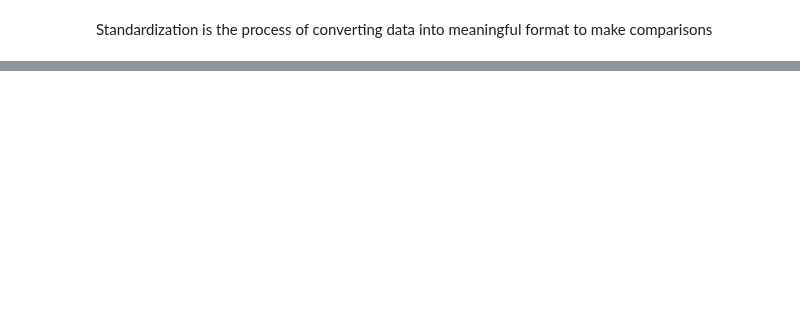
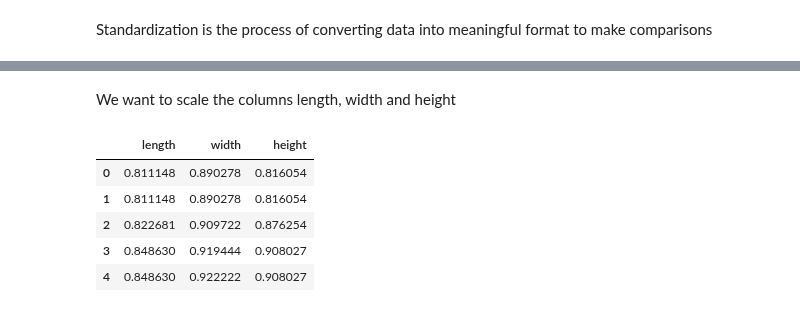
Before and after one commit to FRANKSADWAR/PersonalPractice, a Jupyter notebook: DataAnalysis/Learning Pandas.ipynb, the cells around one changed output, grey strips where cells are left out. Cells and saved outputs as stored; diff of their text form; code cells hidden in the pictures; blank space fills up the shorter version.

```diff
--- a/DataAnalysis/Learning Pandas.ipynb
+++ b/DataAnalysis/Learning Pandas.ipynb
@@ -1261,0 +1276,4 @@ Standardization is the process of converting data into meaningful format to make
+# %%
+data["highway-mpg"] = 235/data["highway-mpg"]
+data.rename(columns= {"highway-mpg":"highway-L/100km"}, inplace=True)
+data.head()
@@ -1261,0 +1298,16 @@ Standardization is the process of converting data into meaningful format to make
+# %% [markdown]
+We want to scale the columns length, width and height
+# %%
+data['length'] = data['length']/data['length'].max()
+data['width'] = data['width']/data['width'].max()
+# %%
+data['height'] = data['height']/data['height'].max()
+# %%
+data[['length','width','height']].head()
+# %% [output]
+|  | length | width | height |
+| 0 | 0.811148 | 0.890278 | 0.816054 |
+| 1 | 0.811148 | 0.890278 | 0.816054 |
+| 2 | 0.822681 | 0.909722 | 0.876254 |
+| 3 | 0.848630 | 0.919444 | 0.908027 |
+| 4 | 0.848630 | 0.922222 | 0.908027 |
```
Also changed, not shown: parts of 28 cells of this notebook, 1 other file.
